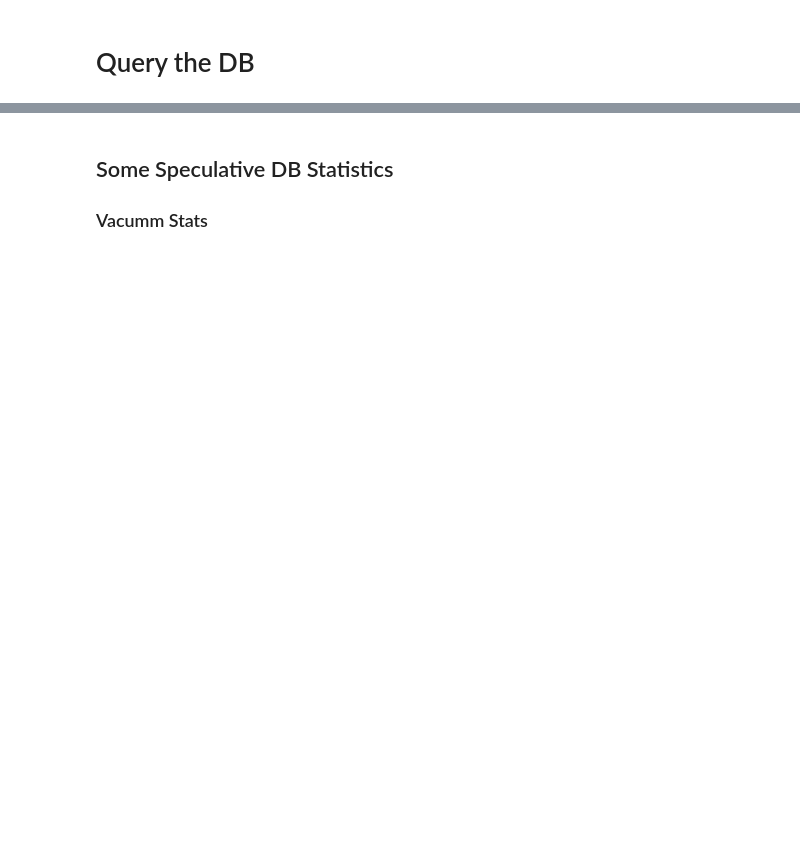
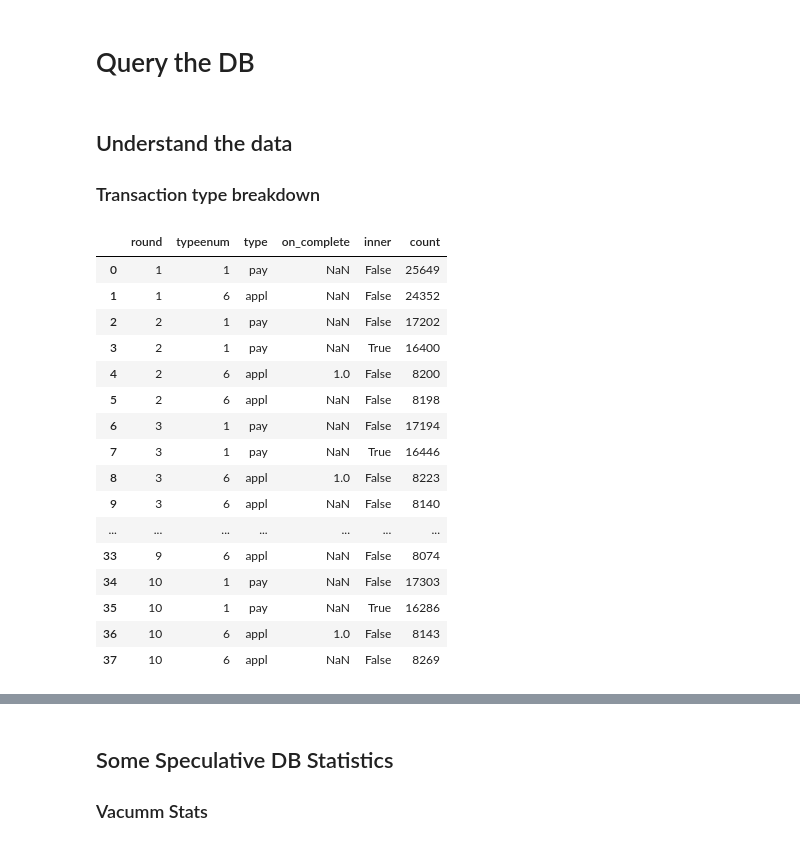
Before and after one commit to tzaffi/conduit, a Jupyter notebook: performance/pg_stats.ipynb, the cells around one changed output, grey strips where cells are left out. Cells and saved outputs as stored; diff of their text form; code cells hidden in the pictures; blank space fills up the shorter version.

```diff
--- a/performance/pg_stats.ipynb
+++ b/performance/pg_stats.ipynb
@@ -103,3 +103,29 @@ import pandas as pd
 
 def query(sql: str) -> pd.DataFrame:
     return pd.read_sql(sql, PGCONN)
+# %% [markdown]
+## Understand the data
+
+### Transaction type breakdown
+# %%
+query("""SELECT round, typeenum, txn->'txn'->>'type' as type, txn->'txn'->'apan' as on_complete, extra->'root-txid' IS NOT NULL as inner, count(*) from txn
+       GROUP BY round, typeenum, txn->'txn'->>'type',         txn->'txn'->'apan',                extra->'root-txid' IS NOT NULL
+       ORDER by round, typeenum, txn->'txn'->>'type',         txn->'txn'->'apan',                extra->'root-txid' IS NOT NULL;""")
+# %% [output]
+|  | round | typeenum | type | on_complete | inner | count |
+| 0 | 1 | 1 | pay | NaN | False | 25649 |
+| 1 | 1 | 6 | appl | NaN | False | 24352 |
+| 2 | 2 | 1 | pay | NaN | False | 17202 |
+| 3 | 2 | 1 | pay | NaN | True | 16400 |
+| 4 | 2 | 6 | appl | 1.0 | False | 8200 |
+| 5 | 2 | 6 | appl | NaN | False | 8198 |
+| 6 | 3 | 1 | pay | NaN | False | 17194 |
+| 7 | 3 | 1 | pay | NaN | True | 16446 |
+| 8 | 3 | 6 | appl | 1.0 | False | 8223 |
+| 9 | 3 | 6 | appl | NaN | False | 8140 |
+| ... | ... | ... | ... | ... | ... | ... |
+| 33 | 9 | 6 | appl | NaN | False | 8074 |
+| 34 | 10 | 1 | pay | NaN | False | 17303 |
+| 35 | 10 | 1 | pay | NaN | True | 16286 |
+| 36 | 10 | 6 | appl | 1.0 | False | 8143 |
+| 37 | 10 | 6 | appl | NaN | False | 8269 |
```
Also changed, not shown: parts of 13 cells of this notebook, 3 other files.
